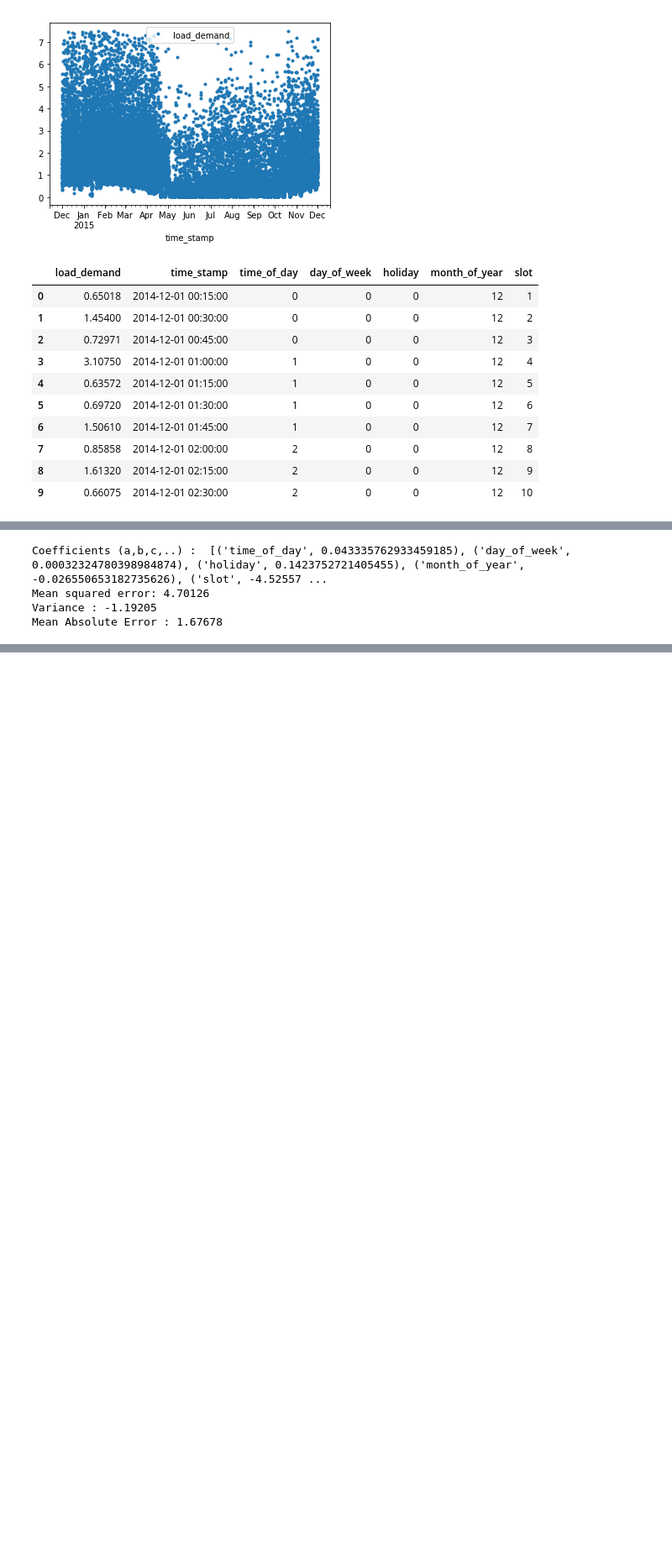
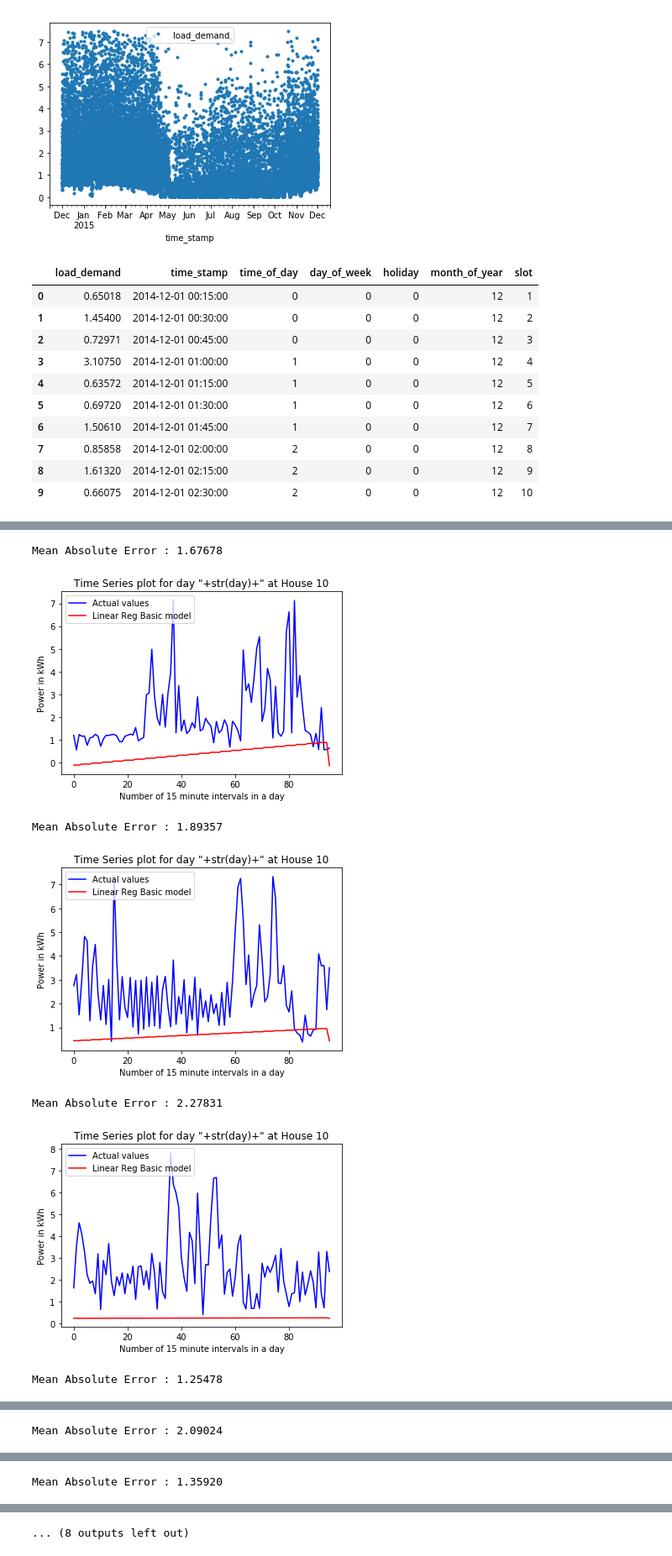
Before and after one commit to jainrish/ams559-smart-energy, a Jupyter notebook: Assignment 1/electricity-demand-prediction.ipynb, the cells around one changed output, grey strips where cells are left out. Shown at 84% size. Cells and saved outputs as stored; diff of their text form; code cells hidden in the pictures; blank space fills up the shorter version.

```diff
--- a/Assignment 1/electricity-demand-prediction.ipynb
+++ b/Assignment 1/electricity-demand-prediction.ipynb
@@ -181,24 +232,37 @@ Mean Absolute Error : 1.61194
 # %%
-#Linear Regression with additional features
-day_value = 364
-interval_count = day_value * 96
-column = house_data.columns[0]
-linear_regression = LinearRegression()
-final_columns = house_data.columns[2:]
+def lin_reg_adv(house_data):
 
-linear_reg_train_X = house_data[final_columns][:interval_count]
-linear_reg_train_Y = np.array(house_data[column].values[:interval_count])
-linear_reg_test_X = house_data[final_columns][interval_count:interval_count+96]
-linear_reg_test_Y = np.array((house_data[column].values[interval_count:interval_count+96]))
+    #Linear Regression with additional features
+    day_value = 364
+    interval_count = day_value * 96
+    column = house_data.columns[0]
+    linear_regression = LinearRegression()
+    final_columns = house_data.columns[2:]
 
-linear_regression.fit(linear_reg_train_X, linear_reg_train_Y)
-linear_reg_predicted_Y = linear_regression.predict(linear_reg_test_X)
-print('Coefficients (a,b,c,..) : ', [(x,y) for x,y in zip(final_columns,linear_regression.coef_)])
-print("Mean squared error: %.5f" % mean_squared_error(linear_reg_test_Y, linear_reg_predicted_Y))
-print('Variance : %.5f' % r2_score(linear_reg_test_Y, linear_reg_predicted_Y))
-print("Mean Absolute Error : %.5f" % Mean_Absolute_Error(linear_reg_test_Y, linear_reg_predicted_Y))
+    linear_reg_train_X = house_data[final_columns][:interval_count]
+    linear_reg_train_Y = np.array(house_data[column].values[:interval_count])
+    linear_reg_test_X = house_data[final_columns][interval_count:interval_count+96]
+    linear_reg_test_Y = np.array((house_data[column].values[interval_count:interval_count+96]))
+
+    linear_regression.fit(linear_reg_train_X, linear_reg_train_Y)
+    linear_reg_predicted_Y = linear_regression.predict(linear_reg_test_X)
+    print("Mean Absolute Error : %.5f" % Mean_Absolute_Error(linear_reg_test_Y, linear_reg_predicted_Y))
+    return linear_reg_predicted_Y
+
+k = 1
+for house_data in all_house_data:
+    Y_predicted_linear_adv_model = lin_reg_adv(house_data)
+    column = house_data.columns[0]
+    X_range = np.array([i for i in range(96)])
+    #X_train = np.array(house_data[column].values[:interval_count])
+    Y_actual = np.array(house_data[column].values[interval_count:interval_count+96])
+    plotvalues(X_range, Y_actual, Y_predicted_linear_adv_model, k, "Actual values", "Linear Reg Advanced model", 364)
+    k += 1
 # %% [output]
-Coefficients (a,b,c,..) :  [('time_of_day', 0.043335762933459185), ('day_of_week', 0.00032324780398984874), ('holiday', 0.1423752721405455), ('month_of_year', -0.026550653182735626), ('slot', -4.52557 ...
-Mean squared error: 4.70126
-Variance : -1.19205
 Mean Absolute Error : 1.67678
+[figure, added]
+Mean Absolute Error : 1.89357
+[figure, added]
+Mean Absolute Error : 2.27831
+[figure, added]
+Mean Absolute Error : 1.25478
@@ -204,0 +270 @@ Mean Absolute Error : 1.67678
+Mean Absolute Error : 2.09024
@@ -204,0 +272 @@ Mean Absolute Error : 1.67678
+Mean Absolute Error : 1.35920
@@ -205,3 +274,4 @@ Mean Absolute Error : 1.67678
+... (8 outputs left out)
 # %%
 from fbprophet import Prophet
 
```
Also changed, not shown: parts of 23 cells of this notebook.
